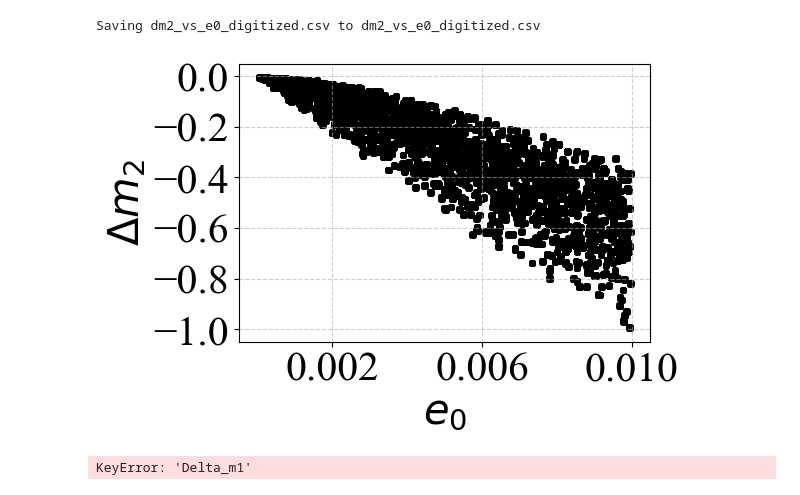
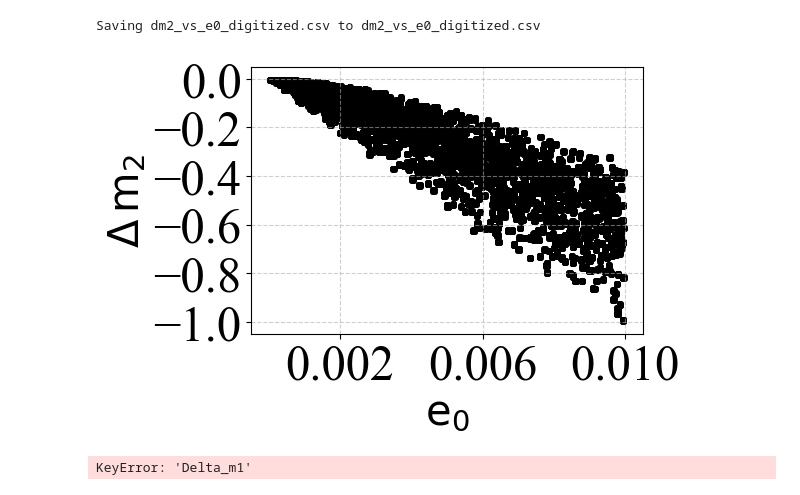
Before and after one commit to Brightshinesunny/Project, a Jupyter notebook: Untitled74.ipynb, the cells around one changed output. Cells and saved outputs as stored; diff of their text form; code cells hidden in the pictures.

```diff
--- a/Untitled74.ipynb
+++ b/Untitled74.ipynb
@@ -65,8 +65,8 @@ plt.figure(figsize=(6,4))  # 그림 자체 크기
 plt.scatter(df['e0'], df['Delta_m1'], s=6, color='black')
 
 # 라벨 크게 (예: 20pt)
-plt.xlabel(r"$e_{0}$", fontproperties=prop, fontsize=30)
-plt.ylabel(r"$\Delta m_{1}$", fontproperties=prop, fontsize=30)
+plt.xlabel(r"$\mathrm{e}_{0}$", fontproperties=prop, fontsize=30)
+plt.ylabel(r"$\Delta \,\mathrm{m}_{1}$", fontproperties=prop, fontsize=30)
 
 # 눈금에도 Times 계열 적용
 ax = plt.gca()
@@ -77,15 +77,15 @@ ax.set_xticks([0.002, 0.006, 0.010])
 #for label in ax.get_xticklabels() + ax.get_yticklabels():
 #    label.set_fontproperties(prop)
 
-# X축 눈금 숫자 크기 25
+# X축 눈금 숫자 크기 35
 for label in ax.get_xticklabels():
     label.set_fontproperties(prop)
-    label.set_fontsize(30)
+    label.set_fontsize(35)
 
 # Y축 눈금 숫자 크기 30
 for label in ax.get_yticklabels():
     label.set_fontproperties(prop)
-    label.set_fontsize(30)
+    label.set_fontsize(35)
 
 plt.grid(True, linestyle='--', alpha=0.6)
 plt.tight_layout()
@@ -111,38 +111,38 @@ prop = fm.FontProperties(fname=font_path)
 df = pd.read_csv("dm2_vs_e0_digitized.csv")
 
 plt.figure(figsize=(6,4))  # 그림 자체 크기
 
 plt.scatter(df['e0'], df['Delta_m2'], s=6, color='black')
 
 # 라벨 크게 (예: 20pt)
-plt.xlabel(r"$e_{0}$", fontproperties=prop, fontsize=30)
-plt.ylabel(r"$\Delta m_{2}$", fontproperties=prop, fontsize=30)
+plt.xlabel(r"$\mathrm{e}_{0}$", fontproperties=prop, fontsize=30)
+plt.ylabel(r"$\Delta \,\mathrm{m}_{2}$", fontproperties=prop, fontsize=30)
 
 # 눈금에도 Times 계열 적용
 ax = plt.gca()
 ax.set_xticks([0.002, 0.006, 0.010])
 
 
 # 눈금 글씨체 적용
 #for label in ax.get_xticklabels() + ax.get_yticklabels():
 #    label.set_fontproperties(prop)
 
 # X축 눈금 숫자 크기 25
 for label in ax.get_xticklabels():
     label.set_fontproperties(prop)
-    label.set_fontsize(30)
+    label.set_fontsize(35)
 
 # Y축 눈금 숫자 크기 30
 for label in ax.get_yticklabels():
     label.set_fontproperties(prop)
-    label.set_fontsize(30)
+    label.set_fontsize(35)
 
 plt.grid(True, linestyle='--', alpha=0.6)
 plt.tight_layout()
 plt.savefig("plot.pdf")  # LaTeX에 includegraphics로 삽입
 plt.show()
 # %% [output]
-[figure, old version]
+[figure, new version]
 # %%
 import matplotlib.pyplot as plt
 import matplotlib.font_manager as fm
```
Also changed, not shown: parts of 6 cells of this notebook.
